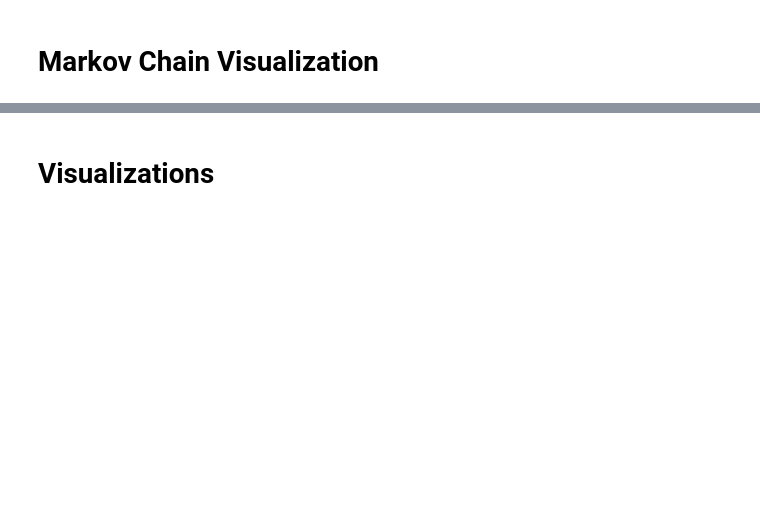
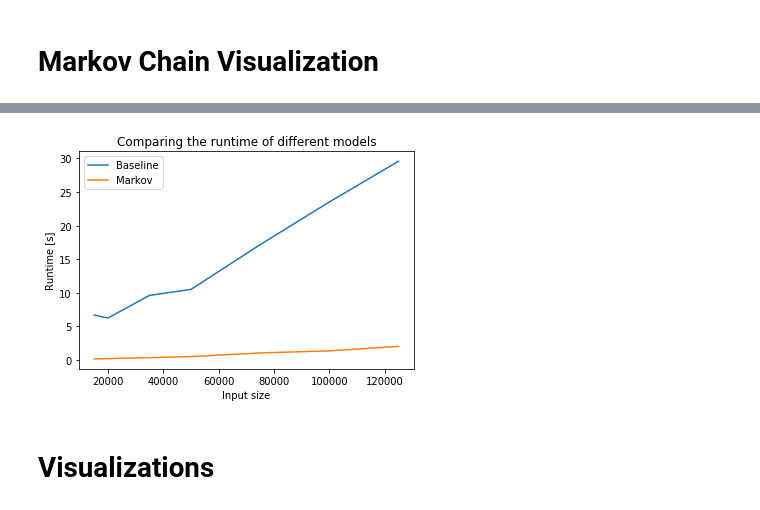
Before and after one commit to erenaydoslu/process-minning, a Jupyter notebook: Miner.ipynb, the cells around one changed output, grey strips where cells are left out. Drawn from its saved outputs; the diff is of its cells as text; code cells hidden in the pictures; blank space fills up the shorter version.

```diff
--- a/Miner.ipynb
+++ b/Miner.ipynb
@@ -1095,0 +1090,16 @@ def plot_results(limits : list, runtimes : list, is_baseline : bool) -> None:
+# %%
+dataset_sizes = [125000, 100000, 75000, 50000, 35000, 20000, 15000]
+
+markov_runtimes = [2.0361163616, 1.37507867813, 1.0630609989, 0.52603006362, 0.362020730972, 0.221012830734, 0.175009965896]
+
+baseline_runtimes = [29.5876922607, 23.5293459892, 17.1789827346, 10.5186018943, 9.6275508403, 6.2633581161, 6.6983830928]
+
+clusterTree_runtimes = None #Runs too long on my PC to even try finding those
+# %%
+x = [125000, 100000, 75000, 50000, 35000, 20000, 15000]
+
+df = pd.DataFrame({'input_sizes': x, 'Markov_runtimes': markov_runtimes, 'Baseline_runtimes': baseline_runtimes})
+
+df = df.iloc[::-1]
+df = df.set_index('input_sizes')
+df
@@ -1096,3 +1116,16 @@ def plot_results(limits : list, runtimes : list, is_baseline : bool) -> None:
+# %%
+x = df['Baseline_runtimes']
+y = df['Markov_runtimes']
+
+plt.plot(x)
+plt.plot(y)
+plt.title("Comparing the runtime of different models")
+plt.ylabel("Runtime [s]")
+plt.xlabel("Input size")
+plt.legend(['Baseline', 'Markov'])
+plt.show();
+# %% [output]
+[figure, added]
 # %% [markdown]
 # Visualizations
 # %%
```
Also changed, not shown: parts of 21 cells of this notebook.
